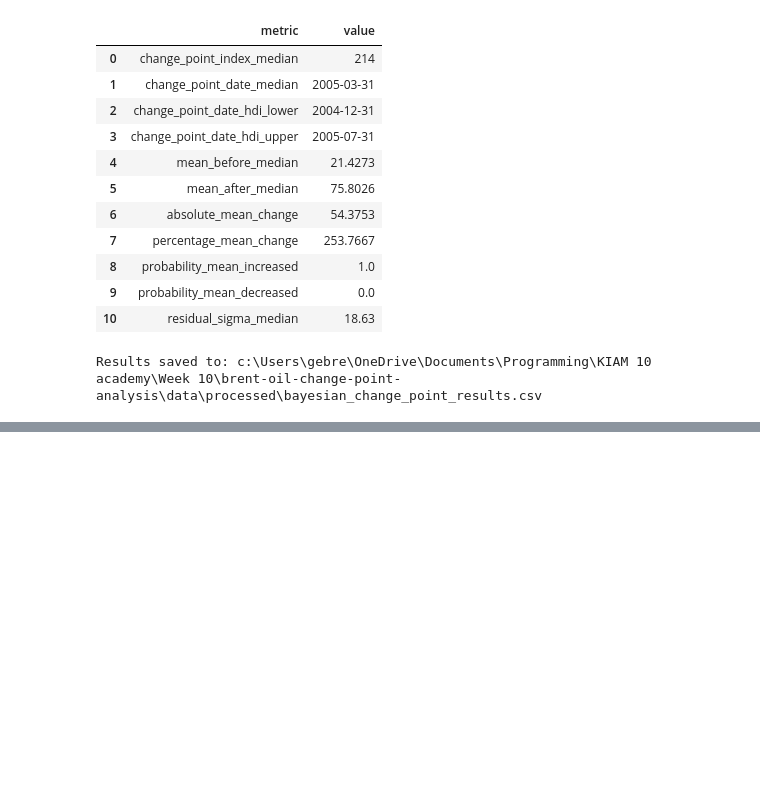
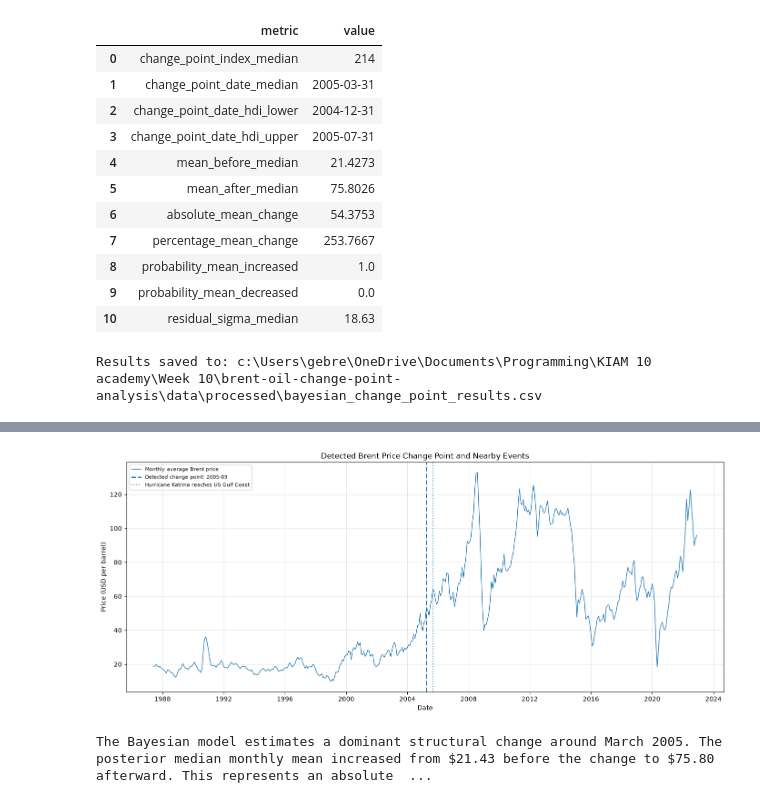
Before and after one commit to Bilen189/brent-oil-change-point-analysis, a Jupyter notebook: notebooks/task_2_change_point_modeling.ipynb, the cells around one changed output, grey strips where cells are left out. Saved outputs shown, nothing was run; the diff lists cells and outputs as text; code cells hidden in the pictures; blank space fills up the shorter version.

Commit message:
Interpret change point impact and associate historical events

```diff
--- a/notebooks/task_2_change_point_modeling.ipynb
+++ b/notebooks/task_2_change_point_modeling.ipynb
@@ -1069,0 +1200,69 @@ Results saved to: c:\Users\gebre\OneDrive\Documents\Programming\KIAM 10 academy\
+# %%
+fig, ax = plt.subplots(figsize=(14, 6))
+
+ax.plot(
+    monthly_prices["Date"],
+    monthly_prices["Monthly_Average_Price"],
+    linewidth=1,
+    label="Monthly average Brent price",
+)
+
+ax.axvline(
+    change_date_median,
+    linestyle="--",
+    linewidth=2,
+    label=(
+        f"Detected change point: "
+        f"{change_date_median:%Y-%m}"
+    ),
+)
+
+for _, event in events_within_window.iterrows():
+    ax.axvline(
+        event["event_date"],
+        linestyle=":",
+        linewidth=1.5,
+        alpha=0.8,
+        label=event["event_name"],
+    )
+
+ax.set_title(
+    "Detected Brent Price Change Point and Nearby Events"
+)
+ax.set_xlabel("Date")
+ax.set_ylabel("Price (USD per barrel)")
+ax.grid(alpha=0.3)
+ax.legend(
+    loc="best",
+    fontsize=8,
+)
+
+plt.tight_layout()
+
+plt.savefig(
+    FIGURES_PATH
+    / "task_2_change_point_with_events.png",
+    dpi=300,
+    bbox_inches="tight",
+)
+
+plt.show()
+# %% [output]
+[figure, added]
+# %%
+impact_statement = (
+    f"The Bayesian model estimates a dominant structural "
+    f"change around {change_date_median:%B %Y}. "
+    f"The posterior median monthly mean increased from "
+    f"${mu_before_median:.2f} before the change to "
+    f"${mu_after_median:.2f} afterward. "
+    f"This represents an absolute increase of "
+    f"${absolute_change:.2f} per barrel and a "
+    f"{percentage_change:.2f}% increase. "
+    f"The posterior probability that the mean increased "
+    f"is {probability_of_increase:.2%}."
+)
+
+print(impact_statement)
+# %% [output]
+The Bayesian model estimates a dominant structural change around March 2005. The posterior median monthly mean increased from $21.43 before the change to $75.80 afterward. This represents an absolute  ...
```
Also changed, not shown: parts of 10 cells of this notebook, 3 other files.
